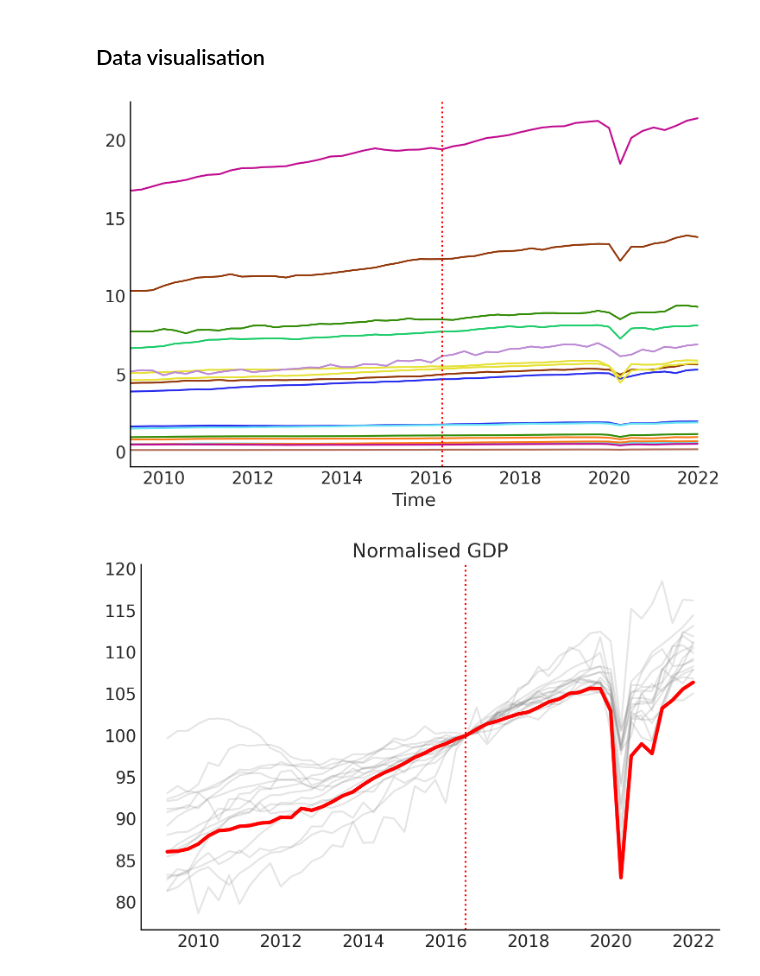
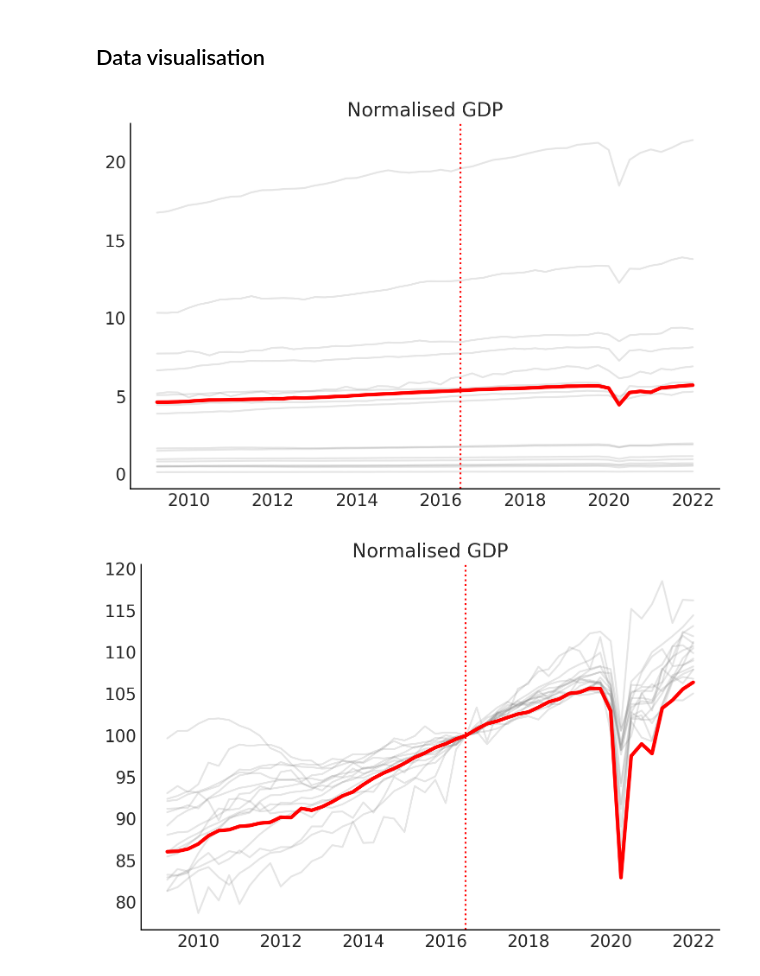
Before and after one commit to drbenvincent/pydata-global-2022, a Jupyter notebook: brexit_example.ipynb, the cells around one changed output. Cells and saved outputs as stored; diff of their text form; code cells hidden in the pictures.

```diff
--- a/brexit_example.ipynb
+++ b/brexit_example.ipynb
@@ -39,10 +37,17 @@ other_countries = list(other_countries)
 # %%
 az.style.use("arviz-white")
 # %%
-ax = df.plot(legend=False)
+fig, ax = plt.subplots()
+for col in other_countries:
+    ax.plot(df.index, df[col], color="grey", alpha=0.2)
+
+ax.plot(df.index, df[target_country], color="red", lw=3)
+
+# formatting
+ax.set(title="Normalised GDP")
 ax.axvline(x=treatment_time, color="r", ls=":");
 # %% [output]
-[figure, old version]
+[figure, new version]
 # %%
 # Plot the time series normalised so that intervention point (Q3 2016) is equal to 100
 gdp_at_intervention = df.loc[pd.to_datetime("2016 July 01"), :]
```
Also changed, not shown: parts of 6 cells of this notebook, 4 other files.
